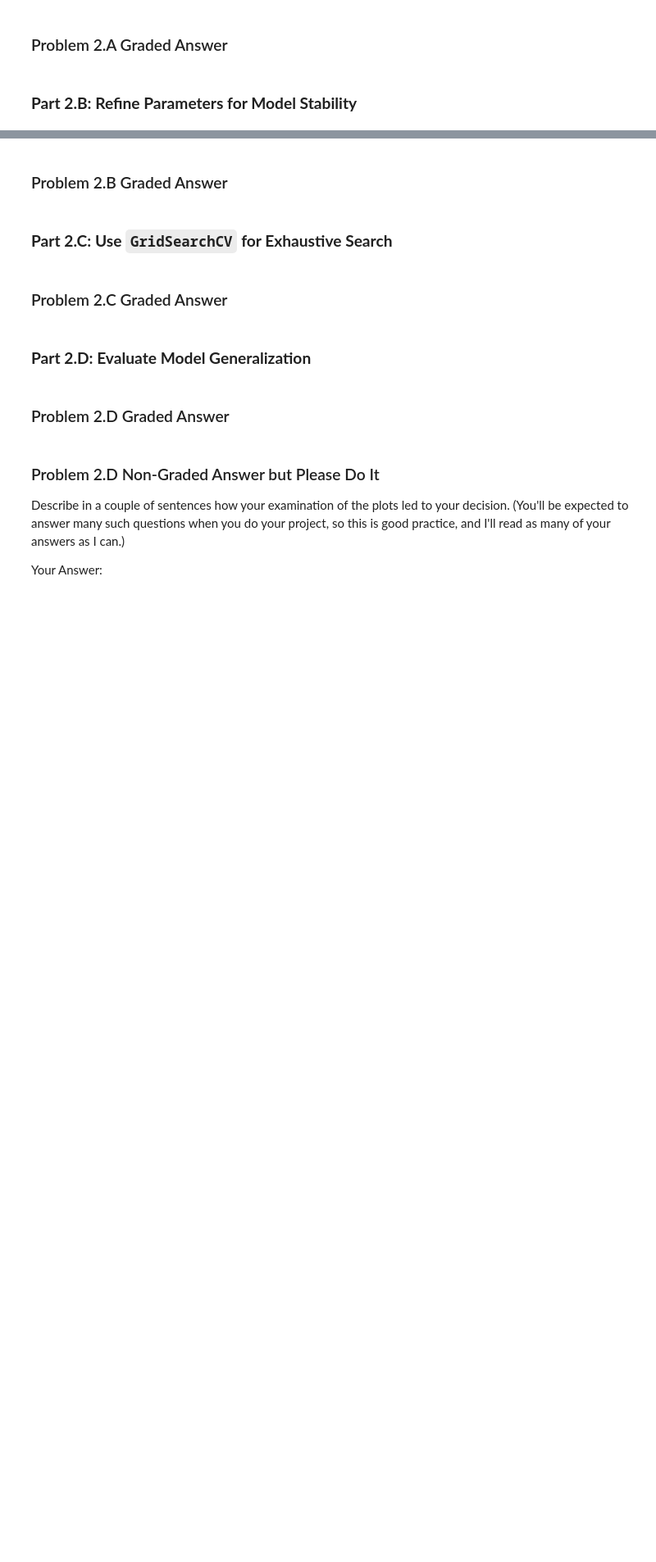
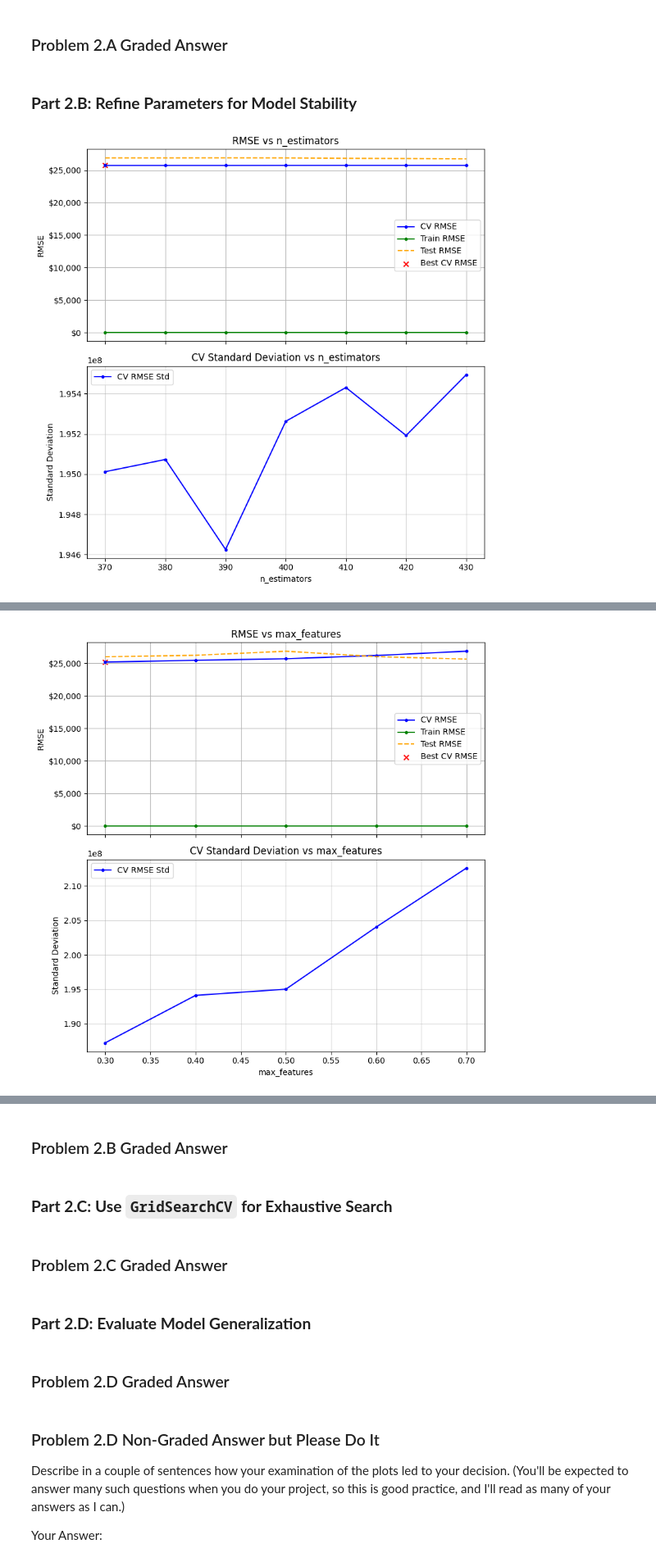
Before and after one commit to LionelCCC/Module-3-Assignments, a Jupyter notebook: Homework_07.ipynb, the cells around one changed output, grey strips where cells are left out. Shown at 82% size. Saved outputs shown, nothing was run; the diff lists cells and outputs as text; code cells hidden in the pictures; blank space fills up the shorter version.

Commit message:
finished up until part2c

```diff
--- a/Homework_07.ipynb
+++ b/Homework_07.ipynb
@@ -756,0 +768,69 @@ print(f'a2a = ${a2a:,.2f}')              # Do not change this line, and DO NOT p
+# %%
+# Your code here -- Add as many code cells as necessary
+
+Parameters_RF = {
+    'n_estimators': 400,
+    'max_features': 0.5,
+    'max_depth': None,
+    'bootstrap': False,
+    'random_state': 42,
+    'MSE_found': 662050008.3170818
+}
+
+Refined_Parameters_RF = Parameters_RF.copy()
+
+# 1. Refine n_estimators (±30 range, step 10)
+n_estimators_range = list(range(370, 440, 10))  # [370, 380, 390, 400, 410, 420, 430]
+Refined_Parameters_RF = sweep_parameter(
+    model=RandomForestRegressor,
+    Parameters=Refined_Parameters_RF,
+    param='n_estimators',
+    parameter_list=n_estimators_range,
+    X_train=X_train,
+    y_train=y_train,
+    X_test=X_test,
+    y_test=y_test,
+    verbose=True,
+    show_rmse=True
+)
+
+# 2. Refine max_features (±0.2 range, step 0.1)
+max_features_range = np.round(np.arange(0.3, 0.8, 0.1), 1)  # [0.3, 0.4, 0.5, 0.6, 0.7]
+Refined_Parameters_RF = sweep_parameter(
+    model=RandomForestRegressor,
+    Parameters=Refined_Parameters_RF,
+    param='max_features',
+    parameter_list=max_features_range,
+    X_train=X_train,
+    y_train=y_train,
+    X_test=X_test,
+    y_test=y_test,
+    verbose=True,
+    show_rmse=True
+)
+
+# 3. Refine max_depth (test around None with some finite values)
+max_depth_range = [20, 30, None]  # Since None was best, test a couple of limits vs. unlimited
+Refined_Parameters_RF = sweep_parameter(
+    model=RandomForestRegressor,
+    Parameters=Refined_Parameters_RF,
+    param='max_depth',
+    parameter_list=max_depth_range,
+    X_train=X_train,
+    y_train=y_train,
+    X_test=X_test,
+    y_test=y_test,
+    verbose=True,
+    show_rmse=True
+)
+
+# Report results
+final_mse = Refined_Parameters_RF['MSE_found']
+final_rmse = np.sqrt(final_mse)
+print("\nBest Parameters from Part 2.B:")
+for key, value in Refined_Parameters_RF.items():
+    print(f"{key}: {value}")
+print(f"Best MSE: {final_mse:.4f}")
+print(f"Best RMSE: ${final_rmse:,.2f}")
+# %% [output]
+[figure, added]
@@ -756,0 +838 @@ print(f'a2a = ${a2a:,.2f}')              # Do not change this line, and DO NOT p
+[figure, added]
```
Also changed, not shown: parts of 5 cells of this notebook.
